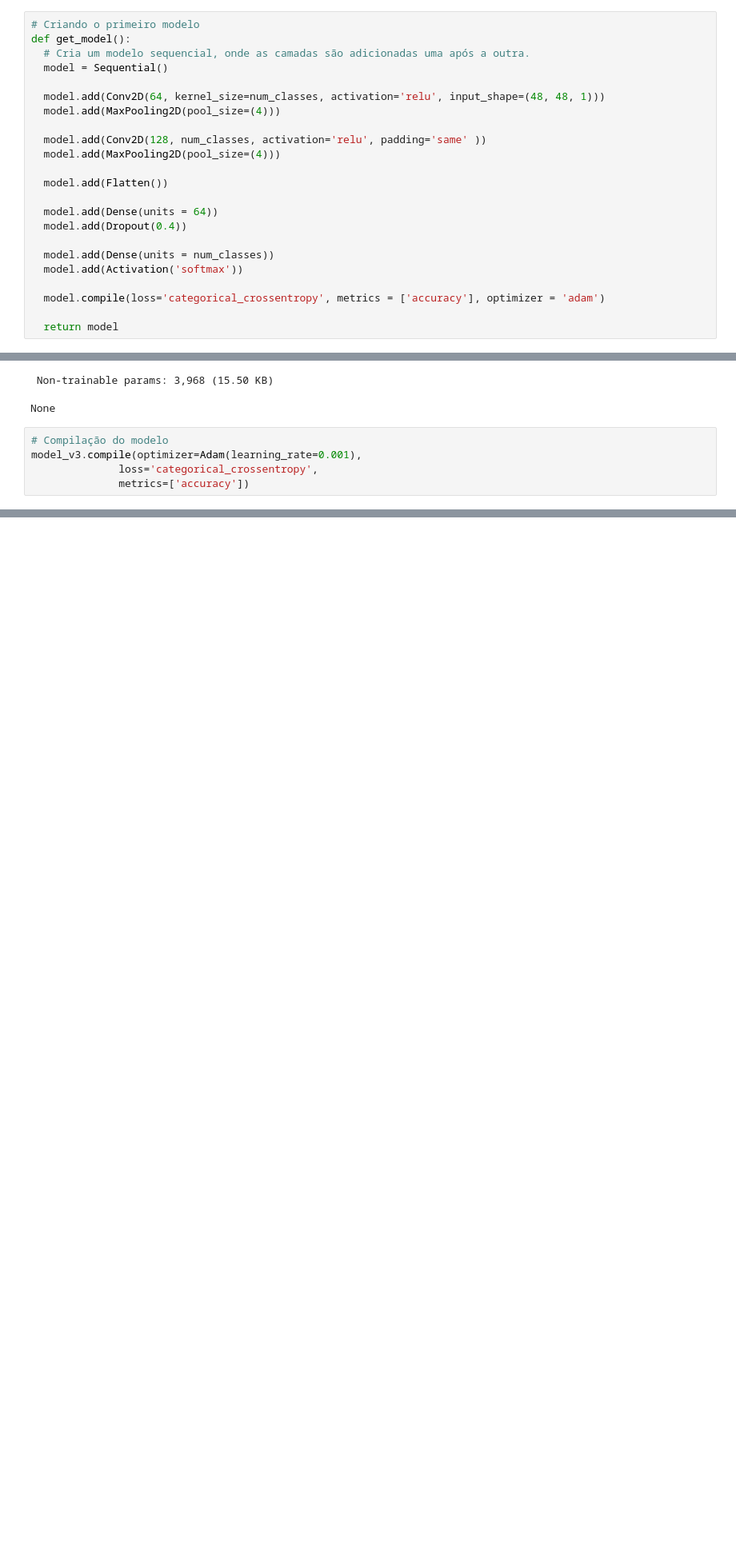
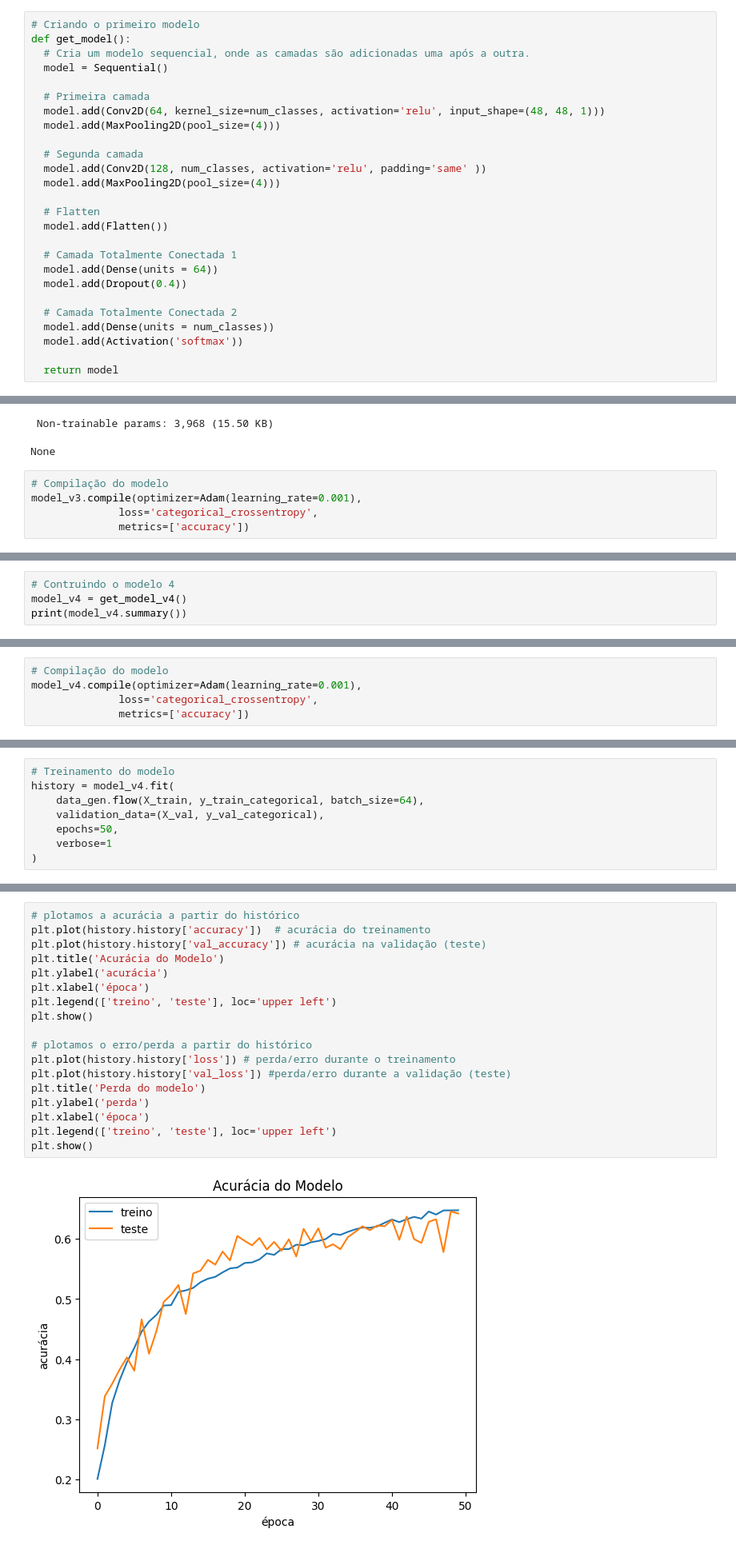
Before and after one commit to RamomLandim/MVP---Reconhecimento-de-expressao-Facial-utilizando-CNN, a Jupyter notebook: MVP_Reconhecimento_de_expressão_Facial_utilizando_CNN.ipynb, the cells around one changed output, grey strips where cells are left out. Shown at 80% size. Drawn from its saved outputs; the diff is of its cells as text; blank space fills up the shorter version.

Commit message:
Treinamento concluido, atualização das dependencia

```diff
--- a/MVP_Reconhecimento_de_expressão_Facial_utilizando_CNN.ipynb
+++ b/MVP_Reconhecimento_de_expressão_Facial_utilizando_CNN.ipynb
@@ -271,22 +277,25 @@ def get_model():
   # Cria um modelo sequencial, onde as camadas são adicionadas uma após a outra.
   model = Sequential()
 
+  # Primeira camada
   model.add(Conv2D(64, kernel_size=num_classes, activation='relu', input_shape=(48, 48, 1)))
   model.add(MaxPooling2D(pool_size=(4)))
 
+  # Segunda camada
   model.add(Conv2D(128, num_classes, activation='relu', padding='same' ))
   model.add(MaxPooling2D(pool_size=(4)))
 
+  # Flatten
   model.add(Flatten())
 
+  # Camada Totalmente Conectada 1
   model.add(Dense(units = 64))
   model.add(Dropout(0.4))
 
+  # Camada Totalmente Conectada 2
   model.add(Dense(units = num_classes))
   model.add(Activation('softmax'))
 
-  model.compile(loss='categorical_crossentropy', metrics = ['accuracy'], optimizer = 'adam')
-
   return model
 # %%
 # Construindo o modelo
@@ -736,0 +820,4 @@ Rótulos reais: [0 1 2 3 4 5 6]
+# %%
+# Contruindo o modelo 4
+model_v4 = get_model_v4()
+print(model_v4.summary())
@@ -736,0 +847,5 @@ Rótulos reais: [0 1 2 3 4 5 6]
+# %%
+# Compilação do modelo
+model_v4.compile(optimizer=Adam(learning_rate=0.001),
+              loss='categorical_crossentropy',
+              metrics=['accuracy'])
@@ -736,0 +854,8 @@ Rótulos reais: [0 1 2 3 4 5 6]
+# %%
+# Treinamento do modelo
+history = model_v4.fit(
+    data_gen.flow(X_train, y_train_categorical, batch_size=64),
+    validation_data=(X_val, y_val_categorical),
+    epochs=50,
+    verbose=1
+)
@@ -736,0 +889,20 @@ Rótulos reais: [0 1 2 3 4 5 6]
+# %%
+# plotamos a acurácia a partir do histórico
+plt.plot(history.history['accuracy'])  # acurácia do treinamento
+plt.plot(history.history['val_accuracy']) # acurácia na validação (teste)
+plt.title('Acurácia do Modelo')
+plt.ylabel('acurácia')
+plt.xlabel('época')
+plt.legend(['treino', 'teste'], loc='upper left')
+plt.show()
+
+# plotamos o erro/perda a partir do histórico
+plt.plot(history.history['loss']) # perda/erro durante o treinamento
+plt.plot(history.history['val_loss']) #perda/erro durante a validação (teste)
+plt.title('Perda do modelo')
+plt.ylabel('perda')
+plt.xlabel('época')
+plt.legend(['treino', 'teste'], loc='upper left')
+plt.show()
+# %% [output]
+[figure, added]
```
Also changed, not shown: parts of 31 cells of this notebook, 4 other files.
